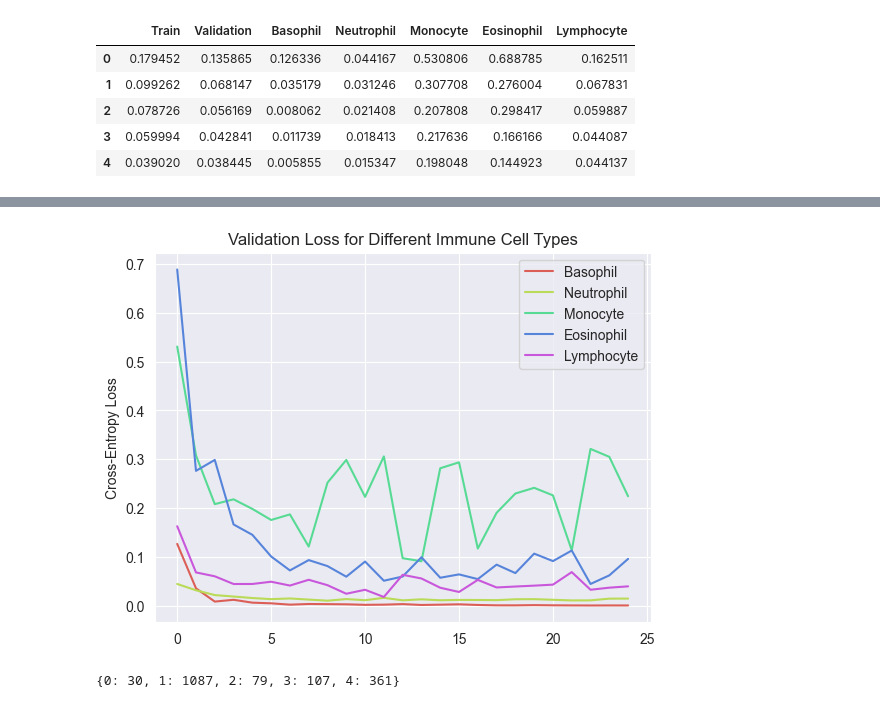
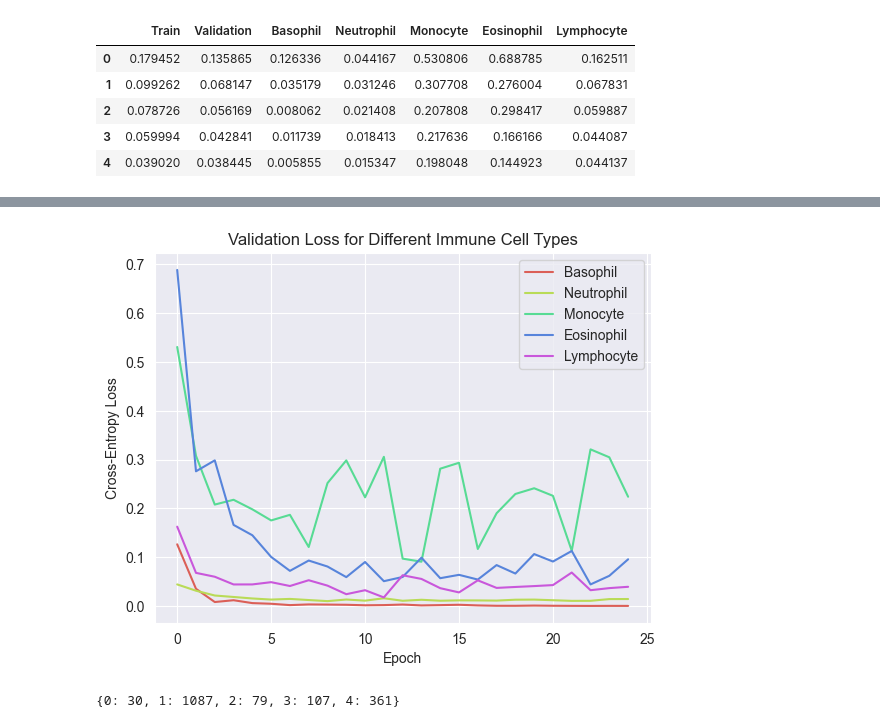
Before and after one commit to cgeils25/White_Blood_Cell_Image_Classification, a Jupyter notebook: train.ipynb, the cells around one changed output, grey strips where cells are left out. Cells and saved outputs as stored; diff of their text form; code cells hidden in the pictures.

```diff
--- a/train.ipynb
+++ b/train.ipynb
@@ -759,12 +760,13 @@ plt.savefig(fname=filename_train_and_valid, dpi=1000)
 # %%
 sns.set_style("darkgrid")
 sns.lineplot(data=all_loss_df[['Basophil', 'Neutrophil', 'Monocyte', 'Eosinophil', 'Lymphocyte']], palette='hls', dashes=False)
 plt.ylabel('Cross-Entropy Loss')
+plt.xlabel('Epoch')
 plt.title('Validation Loss for Different Immune Cell Types')
 filename_diff_immune_cell=f"plots/Validation_Loss_for_Each_Immune_Cell_Type_{neattime()}"
 plt.savefig(fname=filename_diff_immune_cell, dpi=1000)
 # %% [output]
-[figure, old version]
+[figure, new version]
 # %%
 # checking out test dataset
 test_dataloader.dataset.immune_cell_counts()
```
Also changed, not shown: parts of 1 cell of this notebook.
